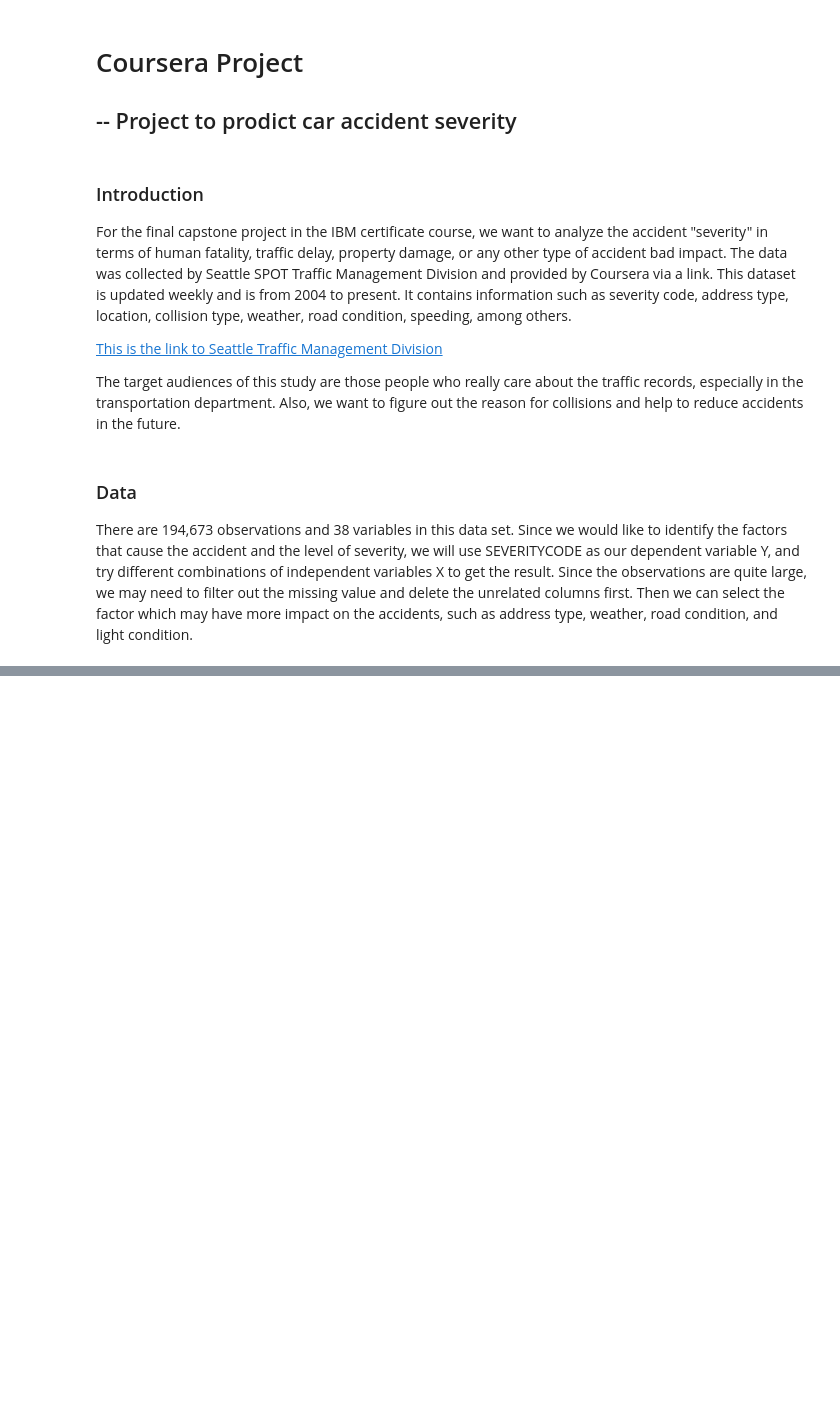
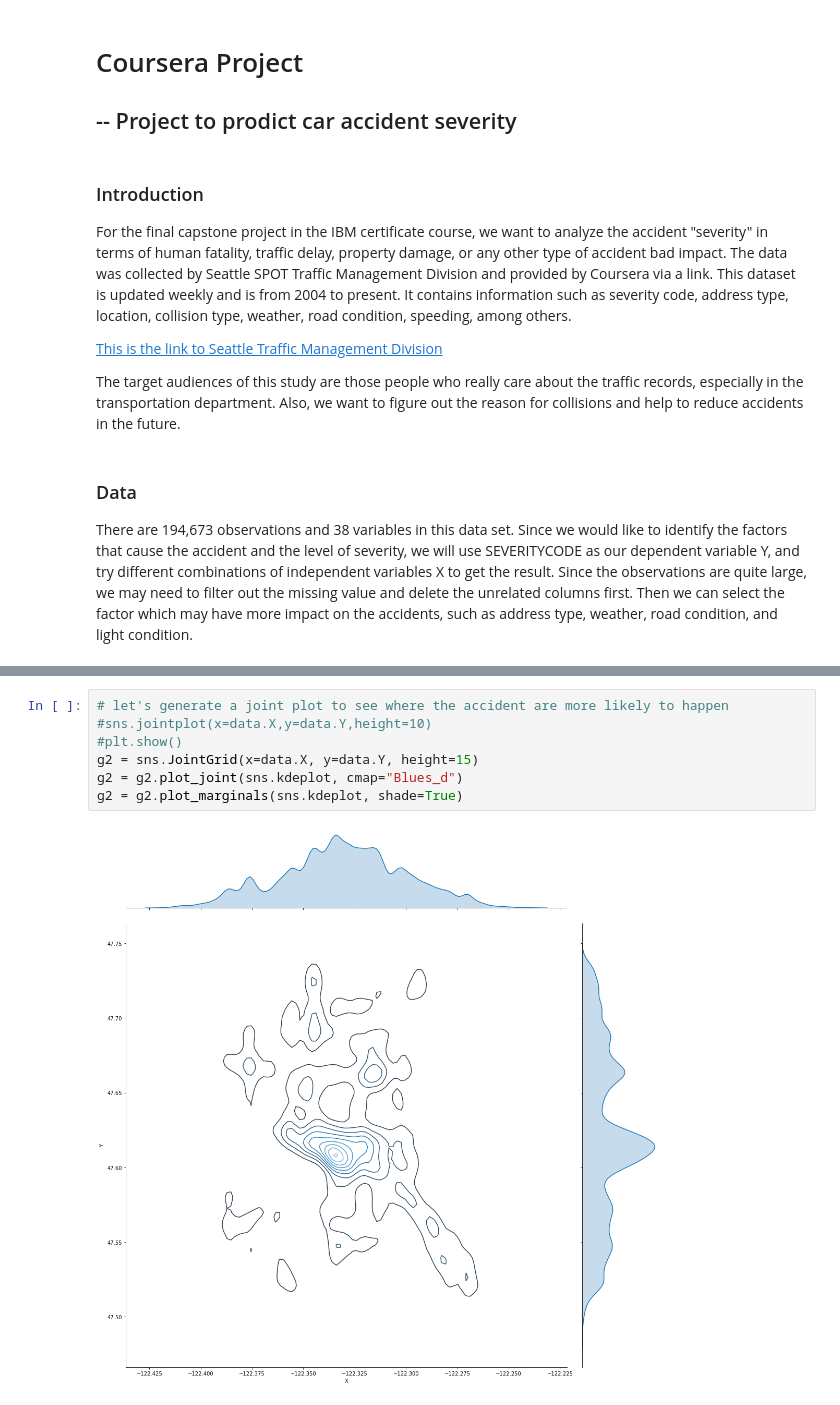
Before and after one commit to Wdiii/Coursera_Capstone, a Jupyter notebook: Coursera_Capstone.ipynb, the cells around one changed output, grey strips where cells are left out. Saved outputs shown, nothing was run; the diff lists cells and outputs as text; blank space fills up the shorter version.

```diff
--- a/Coursera_Capstone.ipynb
+++ b/Coursera_Capstone.ipynb
@@ -72,0 +96,9 @@ pd.isnull(traffic.ROADCOND).sum()
+# %%
+# let's generate a joint plot to see where the accident are more likely to happen
+#sns.jointplot(x=data.X,y=data.Y,height=10)
+#plt.show()
+g2 = sns.JointGrid(x=data.X, y=data.Y, height=15)
+g2 = g2.plot_joint(sns.kdeplot, cmap="Blues_d")
+g2 = g2.plot_marginals(sns.kdeplot, shade=True)
+# %% [output]
+[figure, added]
```
Also changed, not shown: parts of 26 cells of this notebook.
